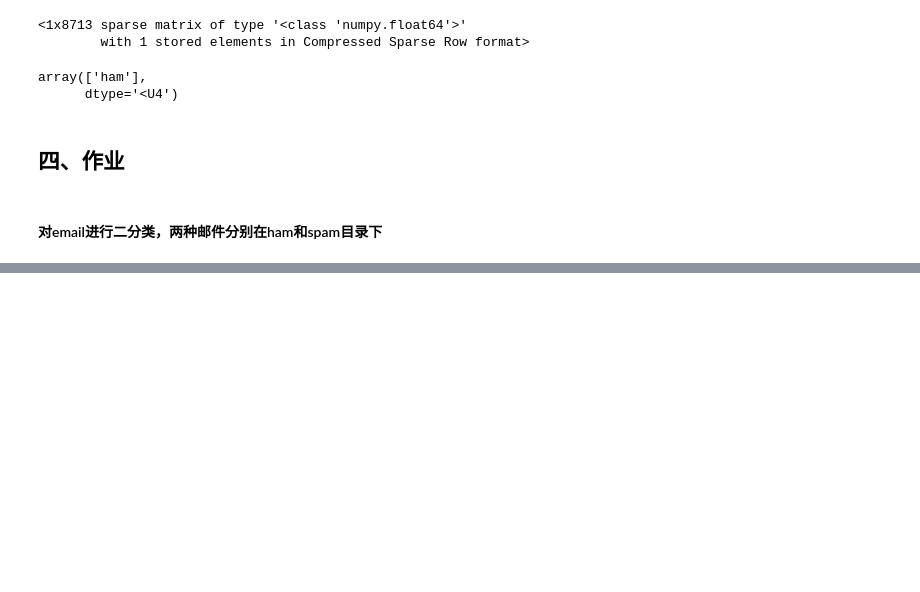
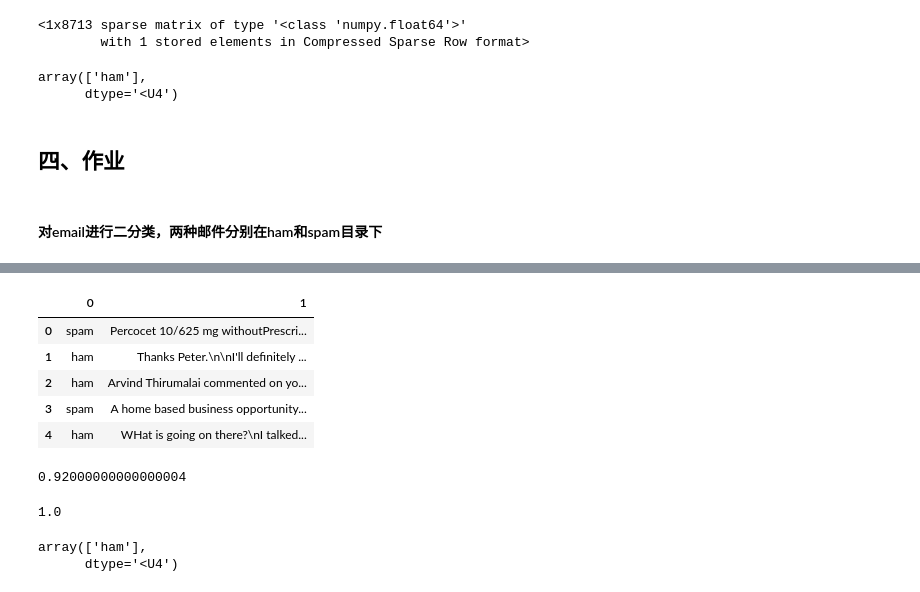
Before and after one commit to nanfengpo/Bayes_python, a Jupyter notebook: get_started/Bayes.ipynb, the cells around one changed output, grey strips where cells are left out. Saved outputs shown, nothing was run; the diff lists cells and outputs as text; code cells hidden in the pictures; blank space fills up the shorter version.

```diff
--- a/get_started/Bayes.ipynb
+++ b/get_started/Bayes.ipynb
@@ -205,0 +258,16 @@ https://github.com/nanfengpo/machinelearninginaction/tree/master/Ch04
+# %%
+order = np.arange(50)
+from sklearn.utils import shuffle
+np.random.seed(0)
+new_order = np.random.permutation(order)
+data=data.take(new_order)
+data.reset_index(inplace=True)
+data.drop('index',axis=1,inplace=True)
+data.head()
+# %% [output]
+|  | 0 | 1 |
+| 0 | spam | Percocet 10/625 mg withoutPrescri... |
+| 1 | ham | Thanks Peter.\n\nI'll definitely ... |
+| 2 | ham | Arvind Thirumalai commented on yo... |
+| 3 | spam | A home based business opportunity... |
+| 4 | ham | WHat is going on there?\nI talked... |
@@ -205,0 +286,15 @@ https://github.com/nanfengpo/machinelearninginaction/tree/master/Ch04
+# %%
+mnb = MultinomialNB()
+mnb.fit(X_train,y_train).score(X_test,y_test)
+# %% [output]
+0.92000000000000004
+# %%
+mnb.fit(X,y).score(X,y)
+# %% [output]
+1.0
+# %%
+X_test1 = tf.transform(['you'])
+mnb.predict(X_test1)
+# %% [output]
+array(['ham'],
+      dtype='<U4')
```
Also changed, not shown: parts of 8 cells of this notebook.
